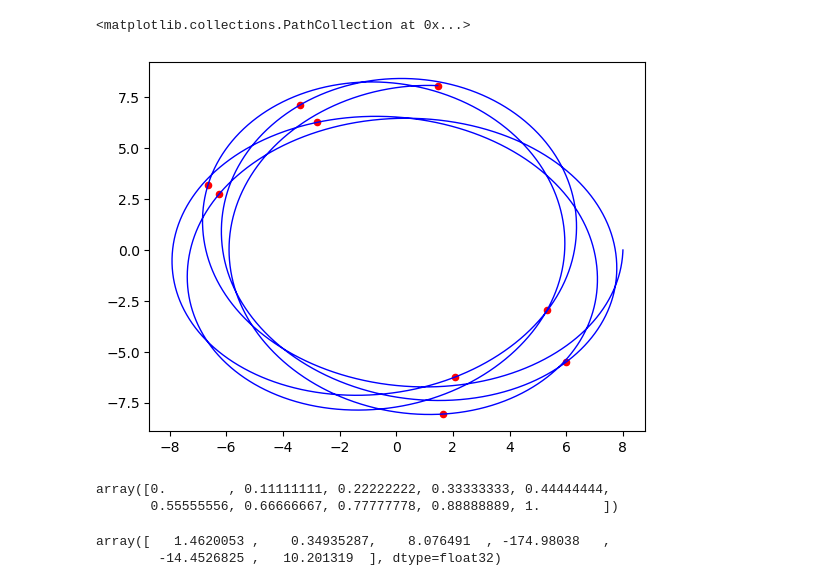
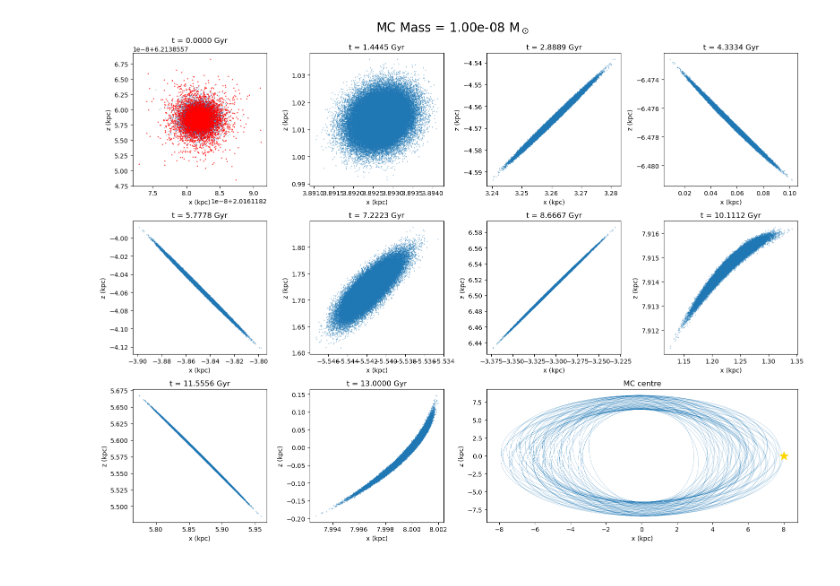
Before and after one commit to ananthukanilkumar/minicluster_tidal, a Jupyter notebook: hpc/Sigma_test/sigma_view.ipynb, the cells around one changed output. Saved outputs shown, nothing was run; the diff lists cells and outputs as text; code cells hidden in the pictures.

```diff
--- a/hpc/Sigma_test/sigma_view.ipynb
+++ b/hpc/Sigma_test/sigma_view.ipynb
@@ -13,5 +25,5 @@ for i,j in enumerate(files):
 # %%
-with h5py.File(files[0], 'r') as f:
+with h5py.File(files[2], 'r') as f:
     mcp_xv     = f['mcp_xv'][:]
     bound      = f['bound'][:]
     E_p        = f['E_p'][:]
@@ -29,3 +41,4 @@ with h5py.File(files[0], 'r') as f:
     mc_density_char = f.attrs['mc_density_char']
     mc_concentration= f.attrs['mc_concentration']
     ic=f.attrs['ic']
+print(ic,mc_xv[-1])
@@ -52,12 +48,0 @@ array([[[-1.41159102e-08, -2.40411613e-09, -1.92075511e-09,
-# %%
-fig, axes = plt.subplots(2, 5, figsize=(15, 6))
-
-for i, ax in enumerate(axes.flat):
-    ax.scatter(mcp_xv[i, :, 0], mcp_xv[i, :, 2], s=0.5)
-    ax.set_title(f't = {snap_times[i]:.2f} Gyr')
-    ax.set_xlabel('x (kpc)')
-    ax.set_ylabel('z (kpc)')
-
-plt.tight_layout()
-plt.show()
-print(tupd)
@@ -180,6 +51,0 @@ t=np.linspace(0, simulation_time, 10000)
-# %%
-plt.plot(s_orbit(t)[:,0],s_orbit(t)[:,2], lw=1, color='blue')
-plt.scatter(mc_xv[:, 0], mc_xv[:, 2], color='red', s=20)
-# %% [output]
-<matplotlib.collections.PathCollection at 0x...>
-[figure, removed]
@@ -188,10 +52,38 @@ snapshot_times = np.linspace(0, simulation_time, 10 )
-# %%
-snapshot_times
-# %% [output]
-array([0.        , 0.11111111, 0.22222222, 0.33333333, 0.44444444,
-       0.55555556, 0.66666667, 0.77777778, 0.88888889, 1.        ])
-# %%
-ic
-# %% [output]
-array([   1.4620053 ,    0.34935287,    8.076491  , -174.98038   ,
-        -14.4526825 ,   10.201319  ], dtype=float32)
+# %%
+
+
+a = 0
+b = 2
+labels = {0: 'x (kpc)', 1: 'y (kpc)', 2: 'z (kpc)', 3: 'vx (km/s)', 4: 'vy (km/s)', 5: 'vz (km/s)'}
+
+fig, axes = plt.subplots(3, 4, figsize=(16, 12))
+for i, ax in enumerate(axes.flat):
+    if i < 10:
+        ax.scatter(mcp_xv[i][:,a][~bound[i]]+mc_xv[i,a], mcp_xv[i][:,b][~bound[i]]+mc_xv[i,b], s=0.1)
+        ax.scatter(mcp_xv[i][:,a][bound[i]]+mc_xv[i,a], mcp_xv[i][:,b][bound[i]]+mc_xv[i,b], s=0.5, color='red')
+        ax.set_title(f't = {snap_times[i]:.4f} Gyr')
+        ax.set_xlabel(labels[a])
+        ax.set_ylabel(labels[b])
+    elif i == 10:
+        ax.plot(s_orbit(t)[:,a], s_orbit(t)[:,b], lw=0.2)
+
+        #ax.scatter(mc_xv[:,a], mc_xv[:,b], marker='o', color='blue', s=10, zorder=5)
+        #for j in range(len(mc_xv)):
+         #   ax.annotate(str(j+1), (mc_xv[j,a], mc_xv[j,b]), textcoords='offset points', xytext=(5,5), fontsize=17, color='blue')
+
+        ax.set_title('MC centre')
+        ax.set_xlabel(labels[a])
+        ax.set_ylabel(labels[b])
+        sun = [8.0, 0.0, 0.0]
+        ax.scatter(sun[a], sun[b], marker='*', color='gold', s=200, zorder=5)
+
+    else:
+        ax.set_visible(False)
+fig.suptitle(f'MC Mass = {mc_mass:.2e} M$_\odot$', fontsize=20)
+plt.tight_layout()
+
+pos10 = axes[2, 2].get_position()
+pos11 = axes[2, 3].get_position()
+axes[2, 2].set_position([pos10.x0, pos10.y0, pos11.x1 - pos10.x0, pos10.height])
+# %% [output]
+[figure, added]
```
Also changed, not shown: parts of 18 cells of this notebook, 48 other files.
